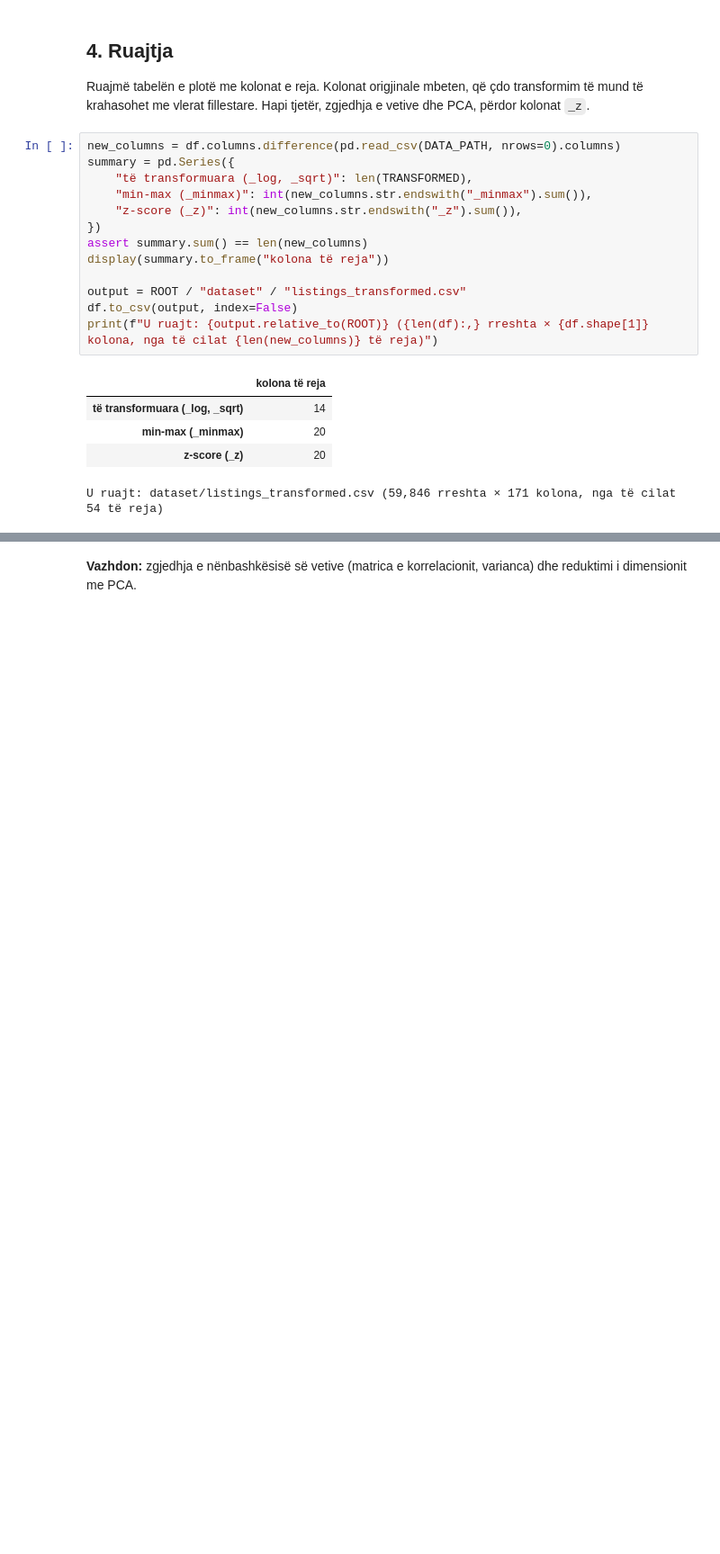
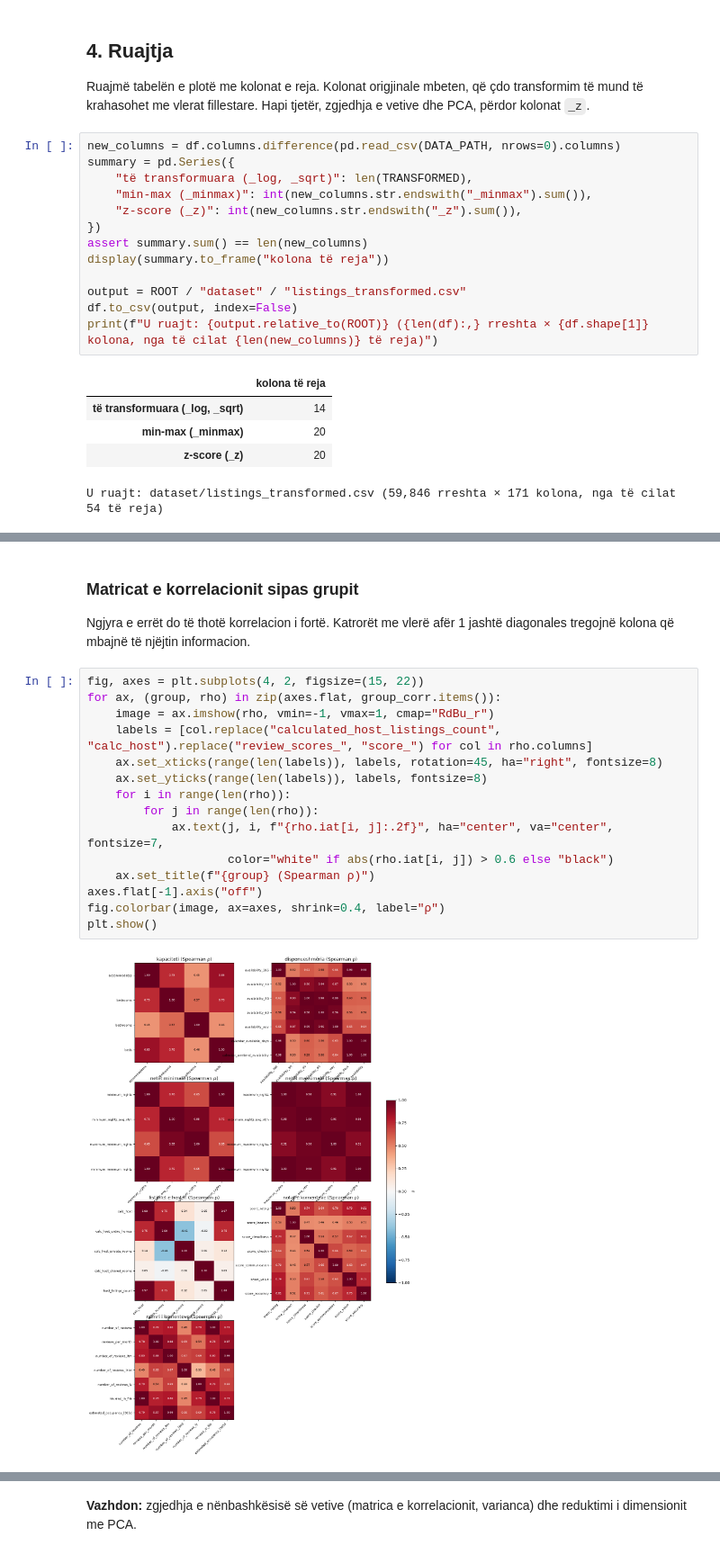
Before and after one commit to yllkeberisha/pvdh_group_10, a Jupyter notebook: notebooks/04_transformimi_dhe_reduktimi.ipynb, the cells around one changed output, grey strips where cells are left out. Shown at 90% size. Drawn from its saved outputs; the diff is of its cells as text; blank space fills up the shorter version.

```diff
--- a/notebooks/04_transformimi_dhe_reduktimi.ipynb
+++ b/notebooks/04_transformimi_dhe_reduktimi.ipynb
@@ -254,0 +333,21 @@ U ruajt: dataset/listings_transformed.csv (59,846 rreshta × 171 kolona, nga të
+# %% [markdown]
+### Matricat e korrelacionit sipas grupit
+
+Ngjyra e errët do të thotë korrelacion i fortë. Katrorët me vlerë afër 1 jashtë diagonales tregojnë kolona që mbajnë të njëjtin informacion.
+# %%
+fig, axes = plt.subplots(4, 2, figsize=(15, 22))
+for ax, (group, rho) in zip(axes.flat, group_corr.items()):
+    image = ax.imshow(rho, vmin=-1, vmax=1, cmap="RdBu_r")
+    labels = [col.replace("calculated_host_listings_count", "calc_host").replace("review_scores_", "score_") for col in rho.columns]
+    ax.set_xticks(range(len(labels)), labels, rotation=45, ha="right", fontsize=8)
+    ax.set_yticks(range(len(labels)), labels, fontsize=8)
+    for i in range(len(rho)):
+        for j in range(len(rho)):
+            ax.text(j, i, f"{rho.iat[i, j]:.2f}", ha="center", va="center", fontsize=7,
+                    color="white" if abs(rho.iat[i, j]) > 0.6 else "black")
+    ax.set_title(f"{group} (Spearman ρ)")
+axes.flat[-1].axis("off")
+fig.colorbar(image, ax=axes, shrink=0.4, label="ρ")
+plt.show()
+# %% [output]
+[figure, added]
```
Also changed, not shown: parts of 3 cells of this notebook.
